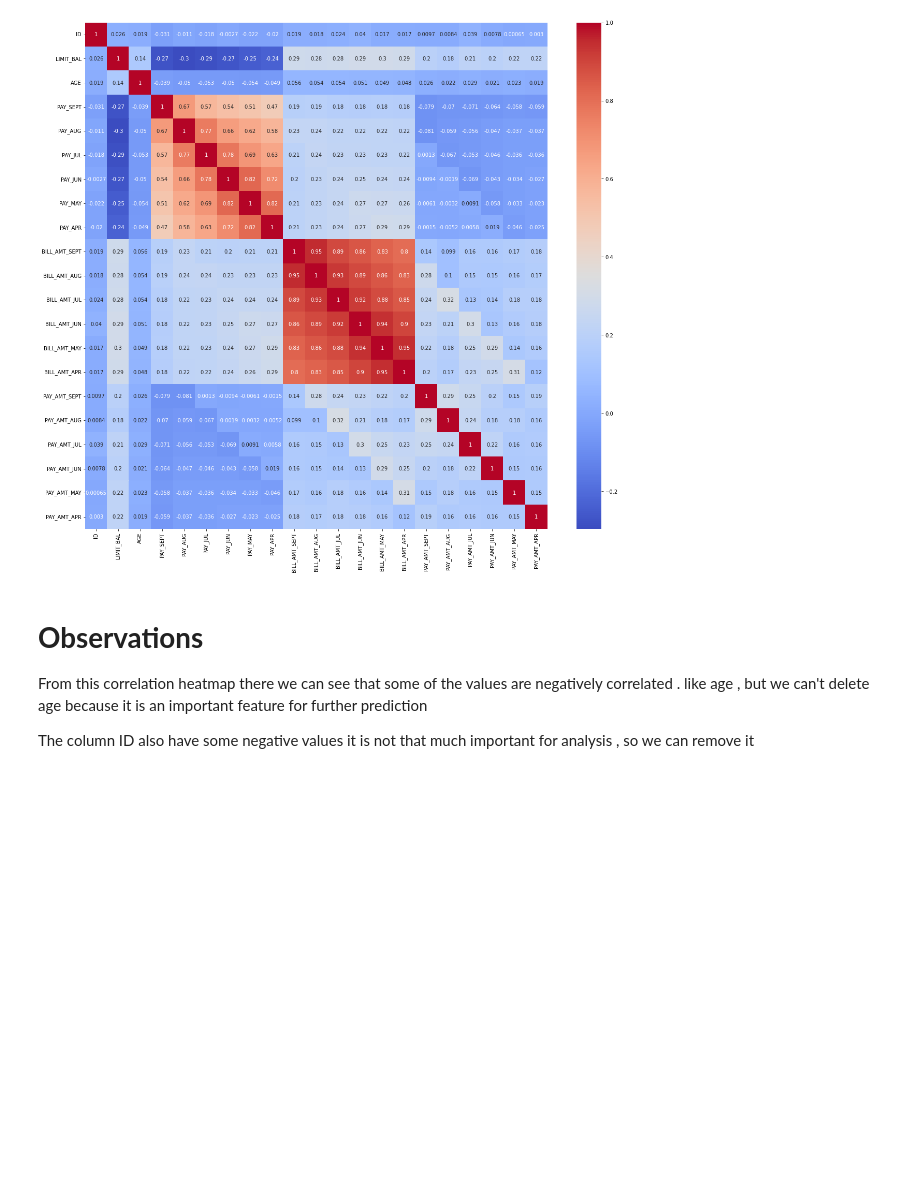
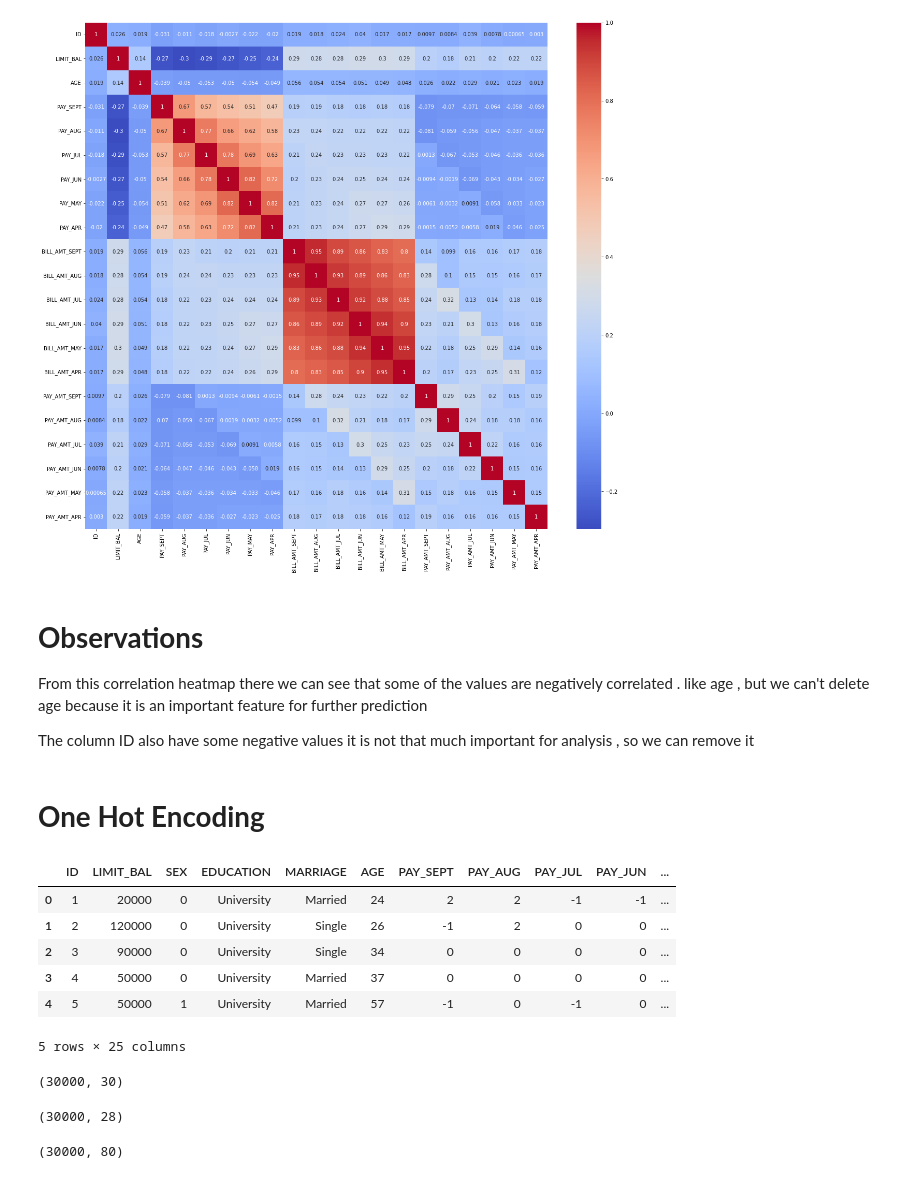
Before and after one commit to nehal35/Credit-Card-Default-Prediction---Capstone-Project, a Jupyter notebook: Credit_Card_Default_Prediction_Capstone_Project.ipynb, the cells around one changed output. Cells and saved outputs as stored; diff of their text form; code cells hidden in the pictures; blank space fills up the shorter version.

```diff
--- a/Credit_Card_Default_Prediction_Capstone_Project.ipynb
+++ b/Credit_Card_Default_Prediction_Capstone_Project.ipynb
@@ -508,3 +508,22 @@ plt.show()
 From this correlation heatmap there we can see that some of the values are negatively correlated . like age , but we can't delete age because it is an important feature for further prediction
 
 The column ID also have some negative values it is not that much important for analysis , so we can remove it
+# %% [markdown]
+# **One Hot Encoding**
+# %%
+#One hot encoding
+encoders_nums = {"SEX":{"Female":0,"Male":1}, "IsDefaulter":{"Yes":1, "No":0}}
+
+df = df.replace(encoders_nums)
+# %%
+
+#checking for changed labels
+df.head()
+# %% [output]
+|  | ID | LIMIT_BAL | SEX | EDUCATION | MARRIAGE | AGE | PAY_SEPT | PAY_AUG | PAY_JUL | PAY_JUN | ... |
+| 0 | 1 | 20000 | 0 | University | Married | 24 | 2 | 2 | -1 | -1 | ... |
+| 1 | 2 | 120000 | 0 | University | Single | 26 | -1 | 2 | 0 | 0 | ... |
+| 2 | 3 | 90000 | 0 | University | Single | 34 | 0 | 0 | 0 | 0 | ... |
+| 3 | 4 | 50000 | 0 | University | Married | 37 | 0 | 0 | 0 | 0 | ... |
+| 4 | 5 | 50000 | 1 | University | Married | 57 | -1 | 0 | -1 | 0 | ... |
+5 rows × 25 columns
@@ -510,0 +533,5 @@ The column ID also have some negative values it is not that much important for a
+# %%
+
+df.shape
+# %% [output]
+(30000, 30)
@@ -510,0 +540,6 @@ The column ID also have some negative values it is not that much important for a
+# %%
+
+
+df.shape
+# %% [output]
+(30000, 28)
@@ -510,0 +549,4 @@ The column ID also have some negative values it is not that much important for a
+# %%
+df.shape
+# %% [output]
+(30000, 80)
```
Also changed, not shown: parts of 26 cells of this notebook.
